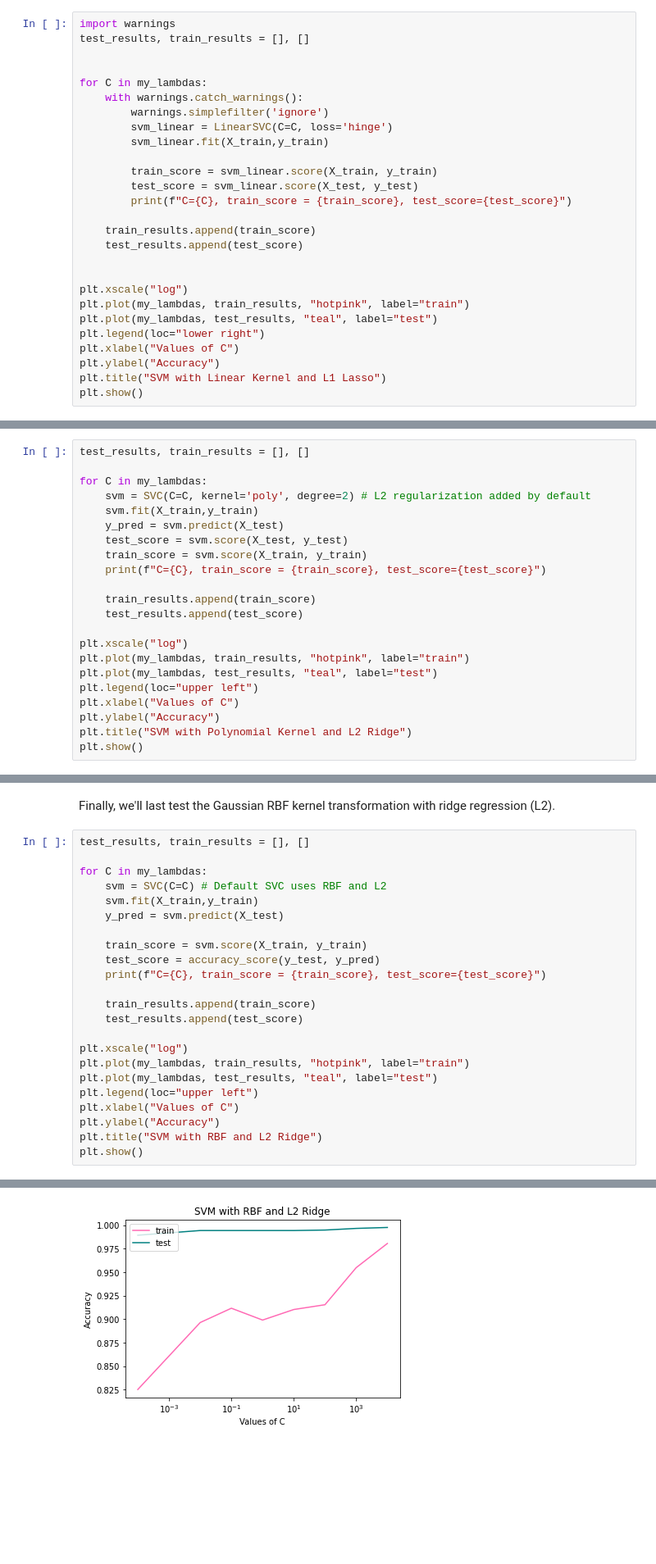
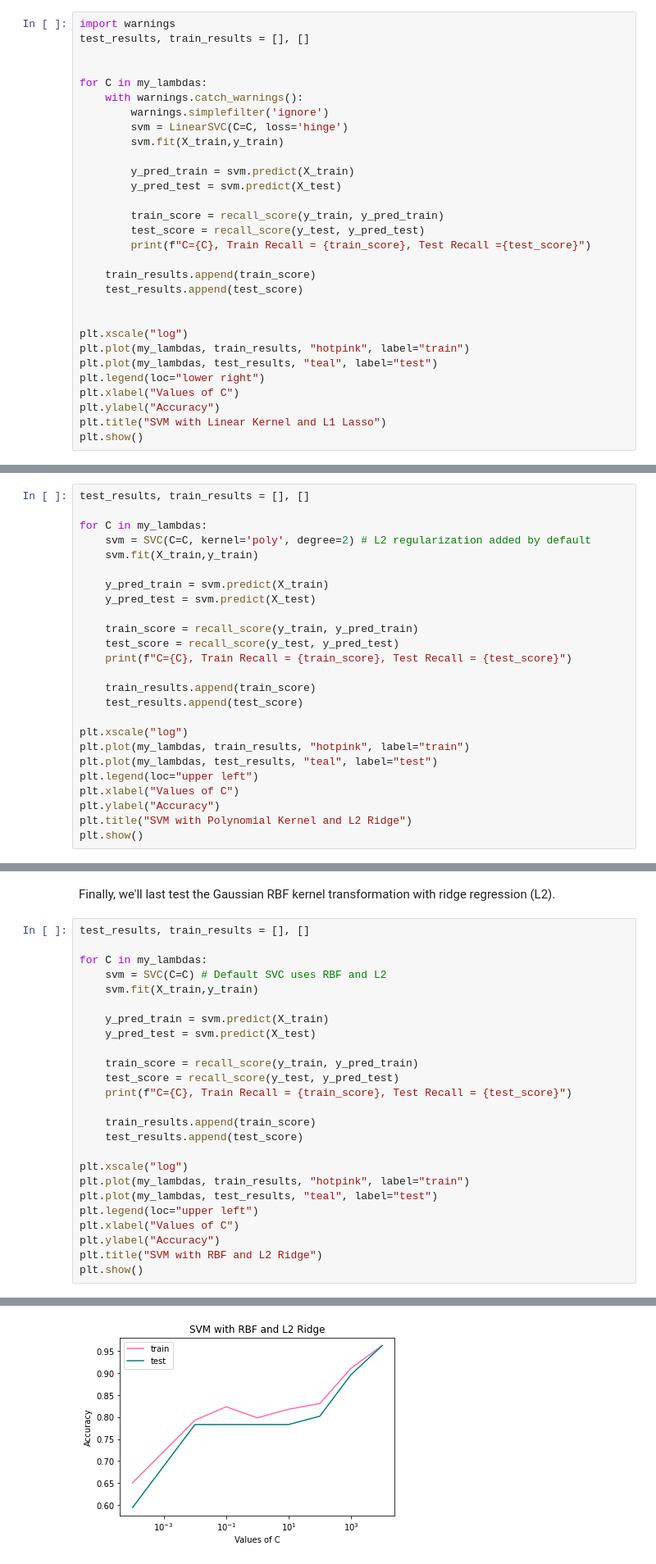
Before and after one commit to sergey-hovhannisyan/fraud-detection, a Jupyter notebook: fraud_detection.ipynb, the cells around one changed output, grey strips where cells are left out. Shown at 82% size. Cells and saved outputs as stored; diff of their text form; blank space fills up the shorter version.

```diff
--- a/fraud_detection.ipynb
+++ b/fraud_detection.ipynb
@@ -309,12 +305,15 @@ test_results, train_results = [], []
 for C in my_lambdas:
     with warnings.catch_warnings():
         warnings.simplefilter('ignore')
-        svm_linear = LinearSVC(C=C, loss='hinge')
-        svm_linear.fit(X_train,y_train)
+        svm = LinearSVC(C=C, loss='hinge')
+        svm.fit(X_train,y_train)
 
-        train_score = svm_linear.score(X_train, y_train)
-        test_score = svm_linear.score(X_test, y_test)
-        print(f"C={C}, train_score = {train_score}, test_score={test_score}")
+        y_pred_train = svm.predict(X_train)
+        y_pred_test = svm.predict(X_test)
+
+        train_score = recall_score(y_train, y_pred_train)
+        test_score = recall_score(y_test, y_pred_test)
+        print(f"C={C}, Train Recall = {train_score}, Test Recall ={test_score}")
 
     train_results.append(train_score)
     test_results.append(test_score)
@@ -349,10 +348,13 @@ test_results, train_results = [], []
 for C in my_lambdas:
     svm = SVC(C=C, kernel='poly', degree=2) # L2 regularization added by default
     svm.fit(X_train,y_train)
-    y_pred = svm.predict(X_test)
-    test_score = svm.score(X_test, y_test)
-    train_score = svm.score(X_train, y_train)
-    print(f"C={C}, train_score = {train_score}, test_score={test_score}")
+
+    y_pred_train = svm.predict(X_train)
+    y_pred_test = svm.predict(X_test)
+
+    train_score = recall_score(y_train, y_pred_train)
+    test_score = recall_score(y_test, y_pred_test)
+    print(f"C={C}, Train Recall = {train_score}, Test Recall = {test_score}")
 
     train_results.append(train_score)
     test_results.append(test_score)
@@ -384,11 +386,13 @@ test_results, train_results = [], []
 for C in my_lambdas:
     svm = SVC(C=C) # Default SVC uses RBF and L2
     svm.fit(X_train,y_train)
-    y_pred = svm.predict(X_test)
 
-    train_score = svm.score(X_train, y_train)
-    test_score = accuracy_score(y_test, y_pred)
-    print(f"C={C}, train_score = {train_score}, test_score={test_score}")
+    y_pred_train = svm.predict(X_train)
+    y_pred_test = svm.predict(X_test)
+
+    train_score = recall_score(y_train, y_pred_train)
+    test_score = recall_score(y_test, y_pred_test)
+    print(f"C={C}, Train Recall = {train_score}, Test Recall = {test_score}")
 
     train_results.append(train_score)
     test_results.append(test_score)
@@ -414,4 +418,4 @@ C=10000, train_score = 0.980498270782631, test_score=0.9975
-[figure, old version]
+[figure, new version]
 # %% [markdown]
 ### Artificial Neural Network (ANN)
 # %%
```
Also changed, not shown: parts of 7 cells of this notebook, 1 other file.
